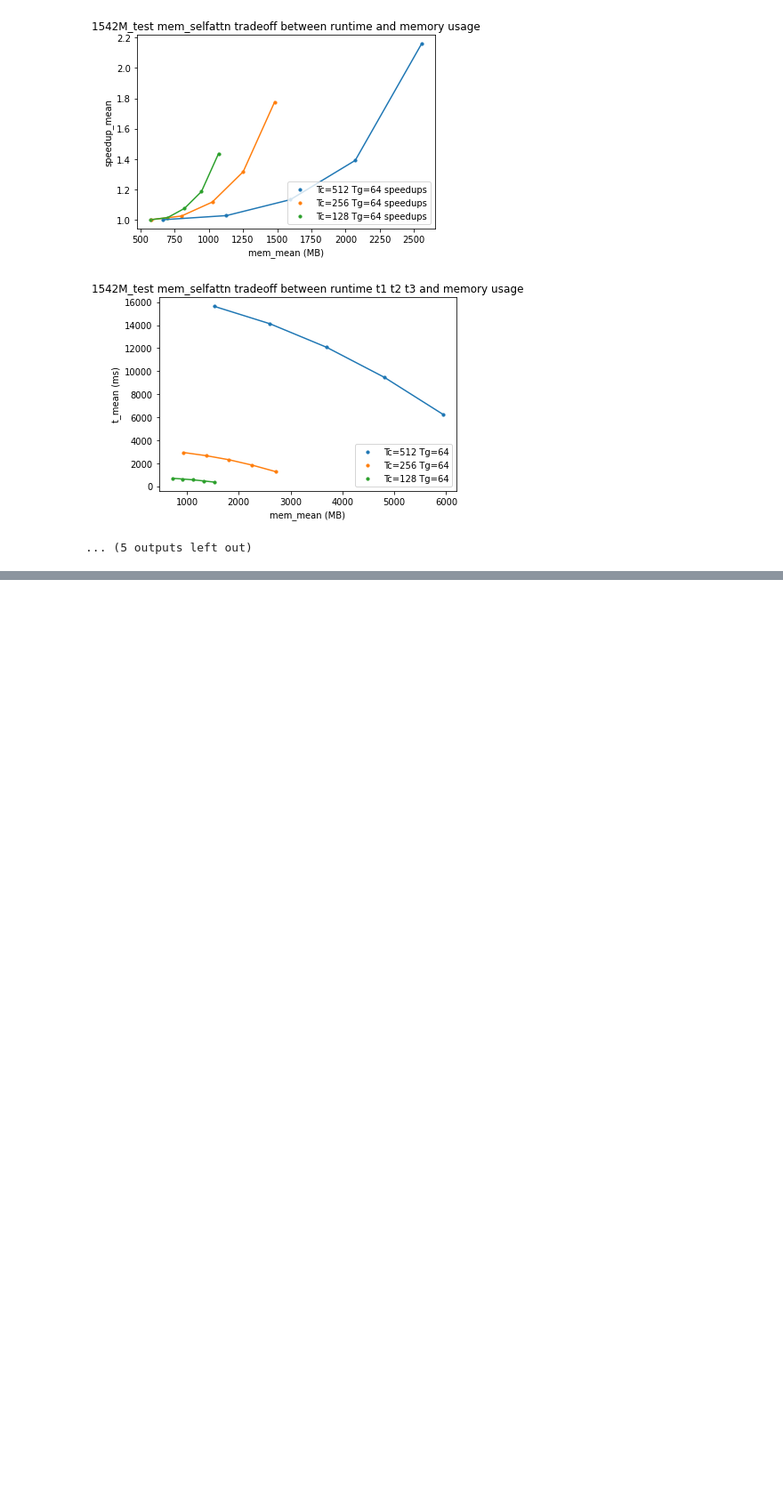
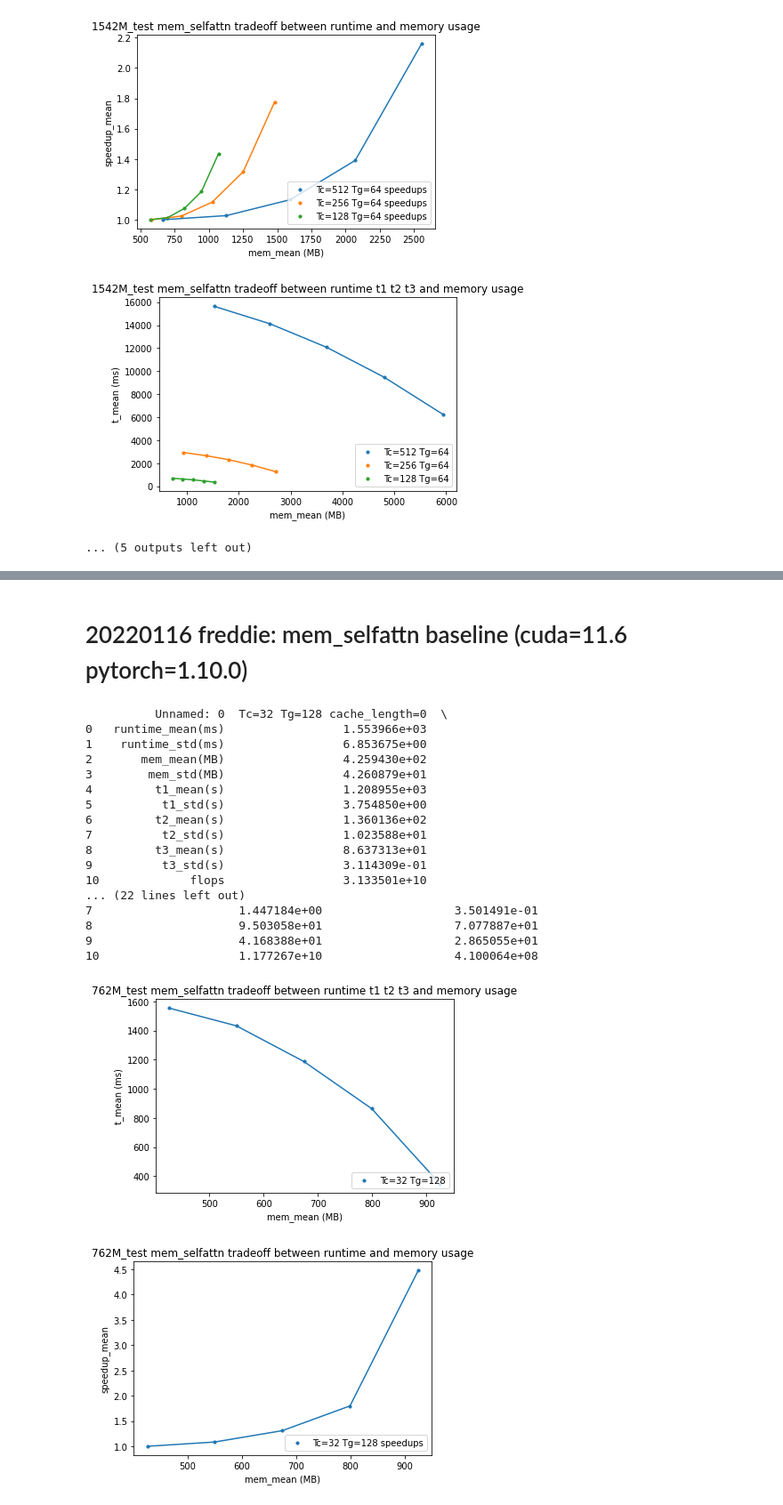
Before and after one commit to JerryPan2718/flexgpt, a Jupyter notebook: minGPT/memgpt/plots.ipynb, the cells around one changed output, grey strips where cells are left out. Shown at 89% size. Saved outputs shown, nothing was run; the diff lists cells and outputs as text; code cells hidden in the pictures; blank space fills up the shorter version.

```diff
--- a/minGPT/memgpt/plots.ipynb
+++ b/minGPT/memgpt/plots.ipynb
@@ -731,0 +743,66 @@ for csv_file in csv_files:
+# %% [markdown]
+# 20220116 freddie: mem_selfattn baseline (cuda=11.6 pytorch=1.10.0)
+# %%
+df = pd.read_csv("logs/2022-01-16-mem_selfattn_1542M_K=4_test_nograd_AMP_todevice_optimized_t1t2t3_T=32.csv")
+print(df)
+x = df.iloc[2, :].tolist()[1:]
+t = df.iloc[0, :].tolist()[1:]
+t1 = df.iloc[4, :].tolist()[1:]
+t2 = df.iloc[5, :].tolist()[1:]
+t3 = df.iloc[6, :].tolist()[1:]
+flops = df.iloc[10, :].tolist()[1:]
+plt.figure(plot_idx)
+plot_idx += 1
+plt.scatter(x[0:5], t[0:5], s=10, label="Tc=32 Tg=128")
+plt.plot(x[0:5], t[0:5])
+#     plt.plot(x[0:5], np.log(flops[0:5]))
+# plt.scatter(x[5:10], t[5:10], s=10, label="Tc=32 Tg=128")
+# plt.plot(x[5:10], t[5:10])
+# #     plt.plot(x[0:5], np.log(flops[5:10]))
+# plt.scatter(x[10:15], t[10:15], s=10, label="Tc=32 Tg=128")
+# plt.plot(x[10:15], t[10:15])
+#     plt.plot(x[0:5], np.log(flops[10:15]))
+
+plt.legend(loc="lower right")
+plt.xlabel("mem_mean (MB)")
+plt.ylabel("t_mean (ms)")
+plt.title(f"{hparam}_test mem_selfattn tradeoff between runtime t1 t2 t3 and memory usage");
+
+####################################################################################
+plt.figure(plot_idx)
+plot_idx += 1
+plt.scatter(x[0:5], t[0] / t[0:5], s=10, label="Tc=32 Tg=128 speedups")
+plt.plot(x[0:5], t[0] / t[0:5])
+# plt.scatter(x[5:10], t[5] / t[5:10], s=10, label="Tc=256 Tg=64 speedups")
+# plt.plot(x[5:10], t[5] / t[5:10])
+# plt.scatter(x[10:15], t[10] / t[10:15], s=10, label="Tc=128 Tg=64 speedups")
+# plt.plot(x[10:15], t[10] / t[10:15])
+
+#     plt.plot(x[0:5], np.log(flops[0] / flops[0:5]), label="Tc=512 Tg=512 log flops")
+#     plt.plot(x[5:10], np.log(flops[5] / flops[5:10]), label="Tc=256 Tg=256 log flops")
+#     plt.plot(x[10:15], np.log(flops[10] / flops[10:15]), label="Tc=128 Tg=128 log flops")
+
+plt.legend(loc="lower right")
+plt.xlabel("mem_mean (MB)")
+plt.ylabel("speedup_mean")
+plt.title(f"{hparam}_test mem_selfattn tradeoff between runtime and memory usage");
+# %% [output]
+          Unnamed: 0  Tc=32 Tg=128 cache_length=0  \
+0   runtime_mean(ms)                 1.553966e+03
+1    runtime_std(ms)                 6.853675e+00
+2       mem_mean(MB)                 4.259430e+02
+3        mem_std(MB)                 4.260879e+01
+4         t1_mean(s)                 1.208955e+03
+5          t1_std(s)                 3.754850e+00
+6         t2_mean(s)                 1.360136e+02
+7          t2_std(s)                 1.023588e+01
+8         t3_mean(s)                 8.637313e+01
+9          t3_std(s)                 3.114309e-01
+10             flops                 3.133501e+10
+... (22 lines left out)
+7                     1.447184e+00                   3.501491e-01
+8                     9.503058e+01                   7.077887e+01
+9                     4.168388e+01                   2.865055e+01
+10                    1.177267e+10                   4.100064e+08
+[figure, added]
+[figure, added]
```
Also changed, not shown: parts of 6 cells of this notebook.
